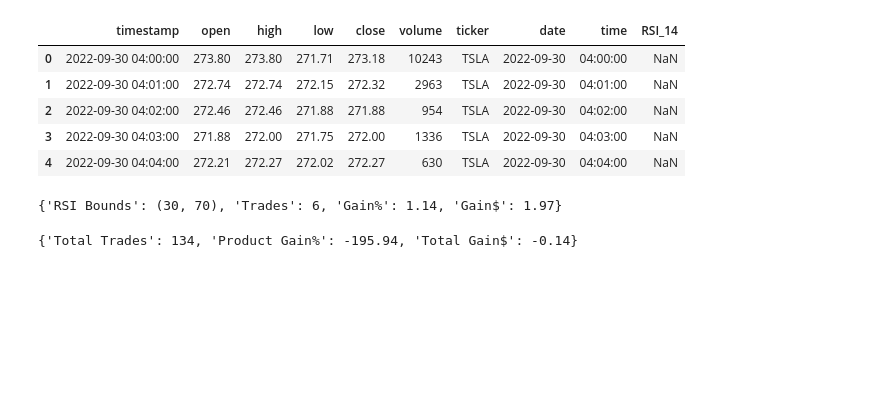
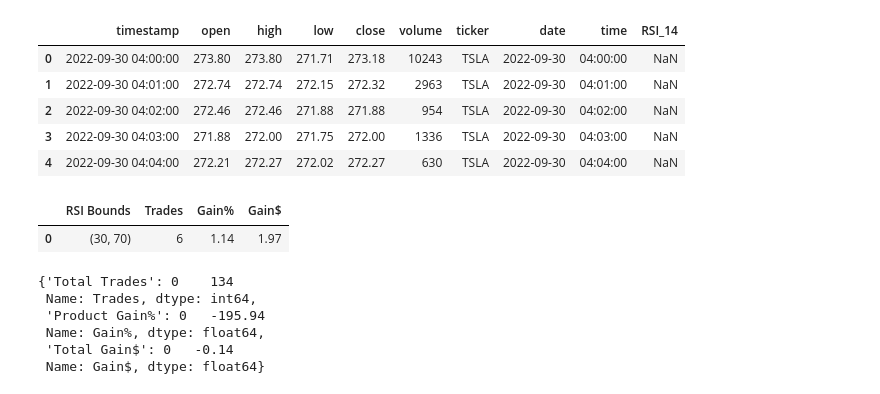
Before and after one commit to kh3dron/biz, a Jupyter notebook: experiments/rsi_testing.ipynb, the cells around one changed output. Cells and saved outputs as stored; diff of their text form; code cells hidden in the pictures; blank space fills up the shorter version.

```diff
--- a/experiments/rsi_testing.ipynb
+++ b/experiments/rsi_testing.ipynb
@@ -197,41 +197,45 @@ def simulate_trade_RSI(date, entry, exit, df, debug=False):
 
                 trade_gain_net = exit_price - entry_price
                 trade_gain_net = round(trade_gain_net, 2)
 
                 trades += 1
 
                 # Append trade details to the trade log DataFrame
                 trade_log.loc[len(trade_log)] = {
                     "Direction": "Long",
                     "Entry": entry_price,
                     "Exit": exit_price,
                     "TimeEnter": timeEnter,
                     "TimeExit": df_day["time"].iloc[i],
                     "Gain%": trade_gain_percent,
                     "Gain$": trade_gain_net,
                 }
 
                 # Reset trade variables
                 entry_price = 0
                 exit_price = 0
                 in_trade = False
 
     if debug:
         for e in trade_log:
             print(e)
 
-    output = {
-        "RSI Bounds": (entry, exit),
-        "Trades": trades,
-        "Gain%": round(float(sum(trade_log["Gain%"])), 2),
-        "Gain$": round(float(sum(trade_log["Gain$"])), 2),
-    }
-    return output
+    output_df = pd.DataFrame(
+        {
+            "RSI Bounds": [(entry, exit)],
+            "Trades": [trades],
+            "Gain%": [round(float(sum(trade_log["Gain%"])), 2)],
+            "Gain$": [round(float(sum(trade_log["Gain$"])), 2)],
+        }
+    )
+
+    return output_df
 
 
 simulate_trade_RSI(datetime.date(2023, 5, 18), 30, 70, df, debug=False)
 # %% [output]
-{'RSI Bounds': (30, 70), 'Trades': 6, 'Gain%': 1.14, 'Gain$': 1.97}
+|  | RSI Bounds | Trades | Gain% | Gain$ |
+| 0 | (30, 70) | 6 | 1.14 | 1.97 |
 # %%
 
 def simulate_date_range(start_date, end_date, entry, exit, df, debug=False):
@@ -262,4 +266,9 @@ def simulate_date_range(start_date, end_date, entry, exit, df, debug=False):
 
 simulate_date_range(datetime.date(2023, 5, 1), datetime.date(2023, 5, 31), 30, 50, df)
 # %% [output]
-{'Total Trades': 134, 'Product Gain%': -195.94, 'Total Gain$': -0.14}
+{'Total Trades': 0    134
+ Name: Trades, dtype: int64,
+ 'Product Gain%': 0   -195.94
+ Name: Gain%, dtype: float64,
+ 'Total Gain$': 0   -0.14
+ Name: Gain$, dtype: float64}
```
